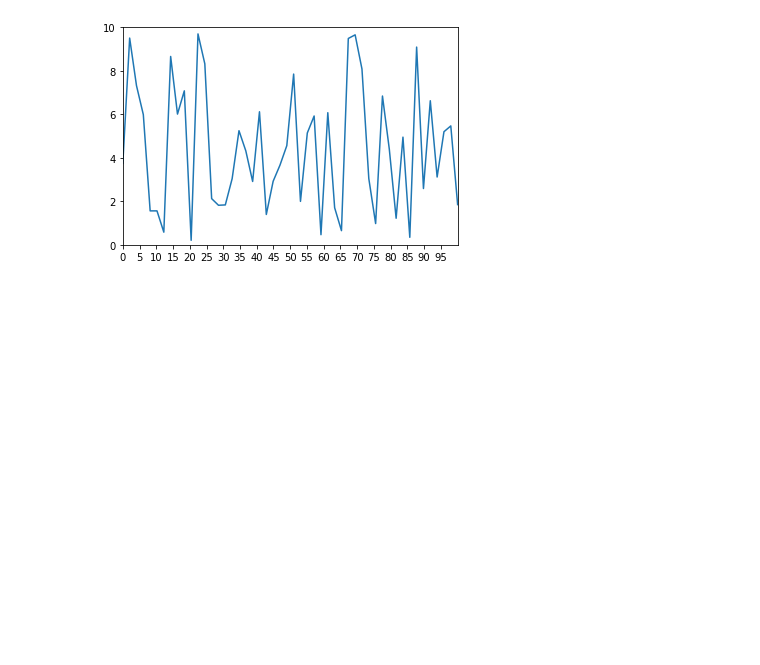
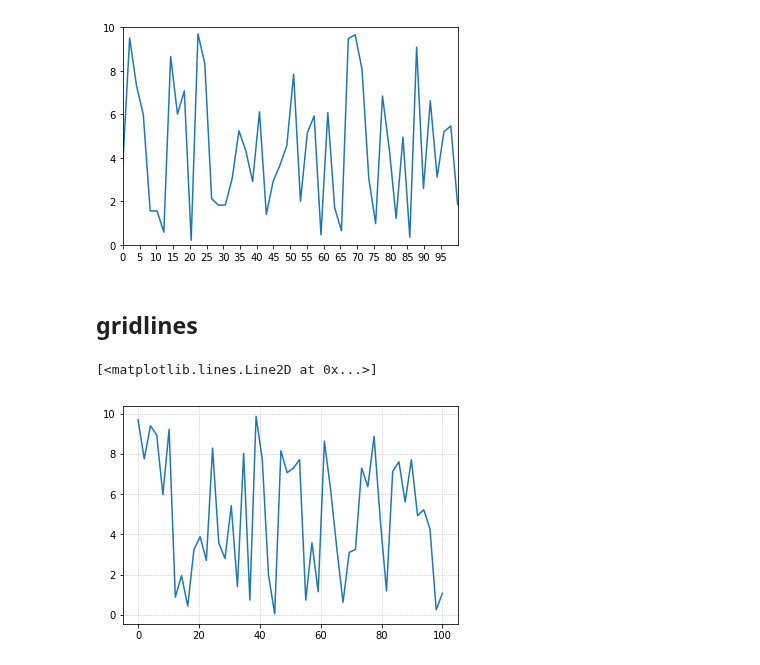
Before and after one commit to queirozfcom/python-sandbox, a Jupyter notebook: python3/notebooks/matplotlib/pyplot-by-example/main.ipynb, the cells around one changed output. Cells and saved outputs as stored; diff of their text form; code cells hidden in the pictures; blank space fills up the shorter version.

```diff
--- a/python3/notebooks/matplotlib/pyplot-by-example/main.ipynb
+++ b/python3/notebooks/matplotlib/pyplot-by-example/main.ipynb
@@ -155,3 +155,29 @@ plt.xticks(np.arange(0, 100, 5))
 plt.show()
 # %% [output]
 [figure]
+# %% [markdown]
+## gridlines
+# %%
+import matplotlib.pyplot as plt
+import numpy as np
+
+# generate sample data
+x = np.linspace(0.0,100,50)
+y = np.random.uniform(low=0,high=10,size=50)
+
+plt.gca().grid(True)
+
+# select both y axis and x axis
+gridlines = plt.gca().get_xgridlines() + plt.gca().get_ygridlines()
+
+# choose line width
+line_width = 0.7
+
+for line in gridlines:
+    line.set_linestyle(':')
+    line.set_linewidth(line_width)
+
+plt.plot(x,y)
+# %% [output]
+[<matplotlib.lines.Line2D at 0x...>]
+[figure, added]
```
Also changed, not shown: parts of 2 cells of this notebook.
